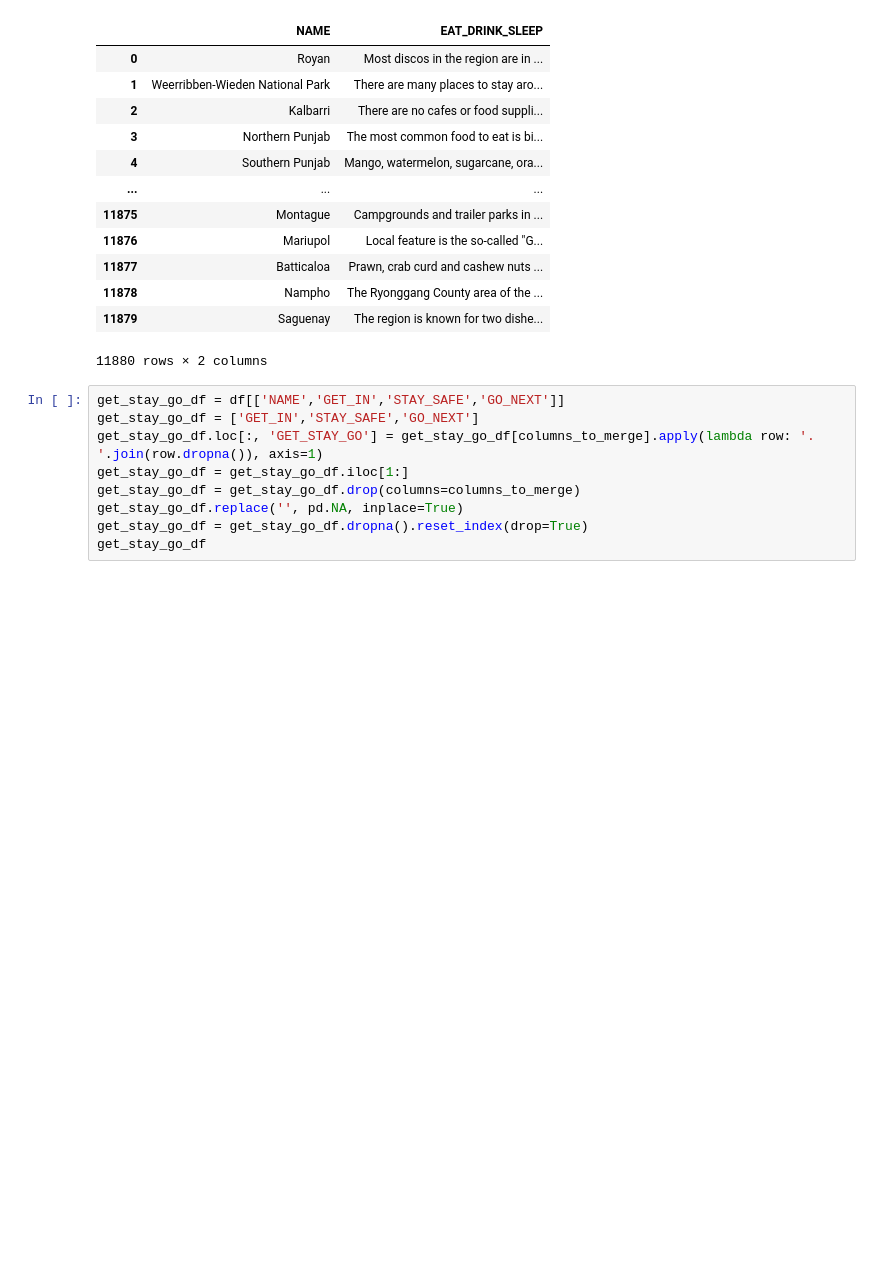
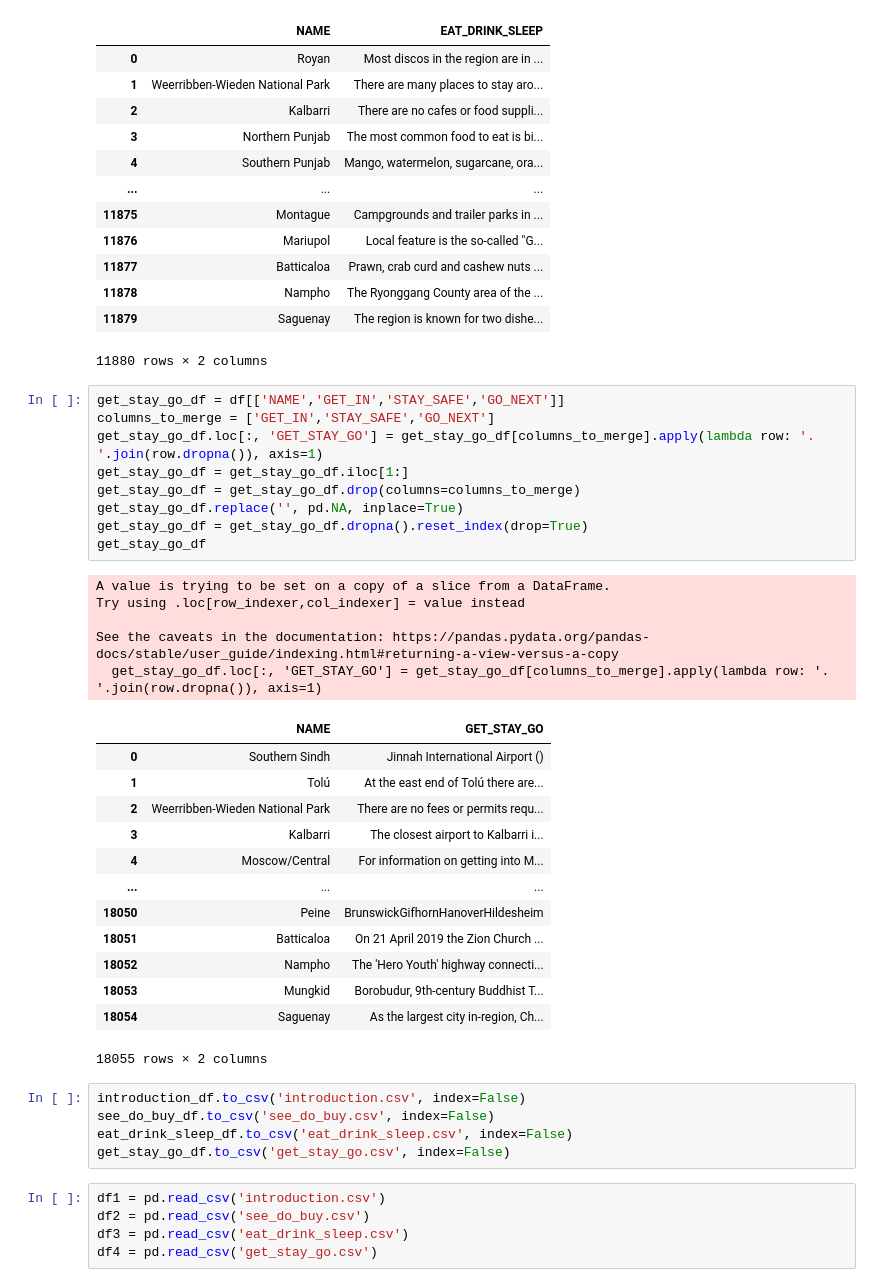
Before and after one commit to Tsun0193/Ragoooon, a Jupyter notebook: Data/Scripts/splitrow.ipynb, the cells around one changed output. Saved outputs shown, nothing was run; the diff lists cells and outputs as text; blank space fills up the shorter version.

```diff
--- a/Data/Scripts/splitrow.ipynb
+++ b/Data/Scripts/splitrow.ipynb
@@ -114,10 +114,39 @@ See the caveats in the documentation: https://pandas.pydata.org/pandas-docs/stab
 11880 rows × 2 columns
 # %%
 get_stay_go_df = df[['NAME','GET_IN','STAY_SAFE','GO_NEXT']]
-get_stay_go_df = ['GET_IN','STAY_SAFE','GO_NEXT']
+columns_to_merge = ['GET_IN','STAY_SAFE','GO_NEXT']
 get_stay_go_df.loc[:, 'GET_STAY_GO'] = get_stay_go_df[columns_to_merge].apply(lambda row: '. '.join(row.dropna()), axis=1)
 get_stay_go_df = get_stay_go_df.iloc[1:]
 get_stay_go_df = get_stay_go_df.drop(columns=columns_to_merge)
 get_stay_go_df.replace('', pd.NA, inplace=True)
 get_stay_go_df = get_stay_go_df.dropna().reset_index(drop=True)
 get_stay_go_df
+# %% [output]
+A value is trying to be set on a copy of a slice from a DataFrame.
+Try using .loc[row_indexer,col_indexer] = value instead
+
+See the caveats in the documentation: https://pandas.pydata.org/pandas-docs/stable/user_guide/indexing.html#returning-a-view-versus-a-copy
+  get_stay_go_df.loc[:, 'GET_STAY_GO'] = get_stay_go_df[columns_to_merge].apply(lambda row: '. '.join(row.dropna()), axis=1)
+|  | NAME | GET_STAY_GO |
+| 0 | Southern Sindh | Jinnah International Airport () |
+| 1 | Tolú | At the east end of Tolú there are... |
+| 2 | Weerribben-Wieden National Park | There are no fees or permits requ... |
+| 3 | Kalbarri | The closest airport to Kalbarri i... |
+| 4 | Moscow/Central | For information on getting into M... |
+| ... | ... | ... |
+| 18050 | Peine | BrunswickGifhornHanoverHildesheim |
+| 18051 | Batticaloa | On 21 April 2019 the Zion Church ... |
+| 18052 | Nampho | The 'Hero Youth' highway connecti... |
+| 18053 | Mungkid | Borobudur, 9th-century Buddhist T... |
+| 18054 | Saguenay | As the largest city in-region, Ch... |
+18055 rows × 2 columns
+# %%
+introduction_df.to_csv('introduction.csv', index=False)
+see_do_buy_df.to_csv('see_do_buy.csv', index=False)
+eat_drink_sleep_df.to_csv('eat_drink_sleep.csv', index=False)
+get_stay_go_df.to_csv('get_stay_go.csv', index=False)
+# %%
+df1 = pd.read_csv('introduction.csv')
+df2 = pd.read_csv('see_do_buy.csv')
+df3 = pd.read_csv('eat_drink_sleep.csv')
+df4 = pd.read_csv('get_stay_go.csv')
```
Also changed, not shown: parts of 4 cells of this notebook.
